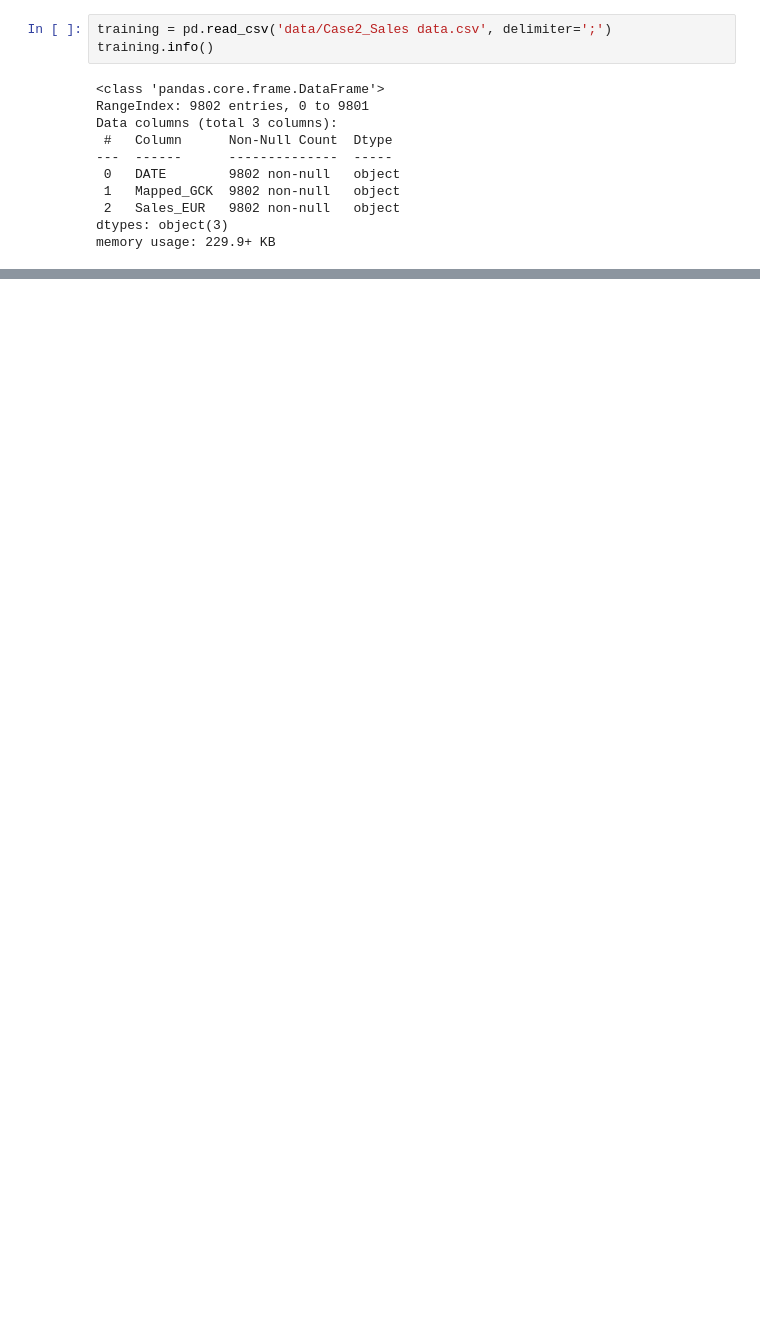
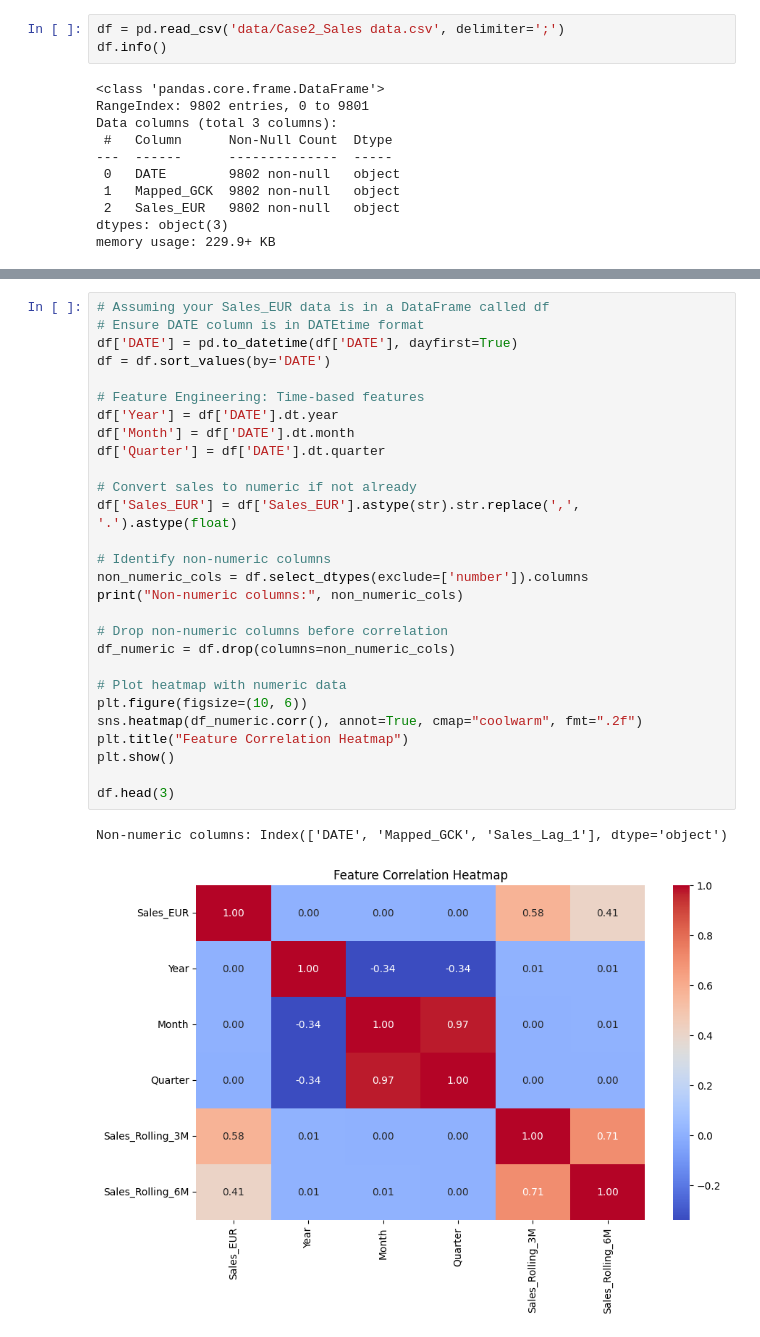
Before and after one commit to Telepatec/Business-Cases, a Jupyter notebook: data_preproc.ipynb, the cells around one changed output, grey strips where cells are left out. Cells and saved outputs as stored; diff of their text form; blank space fills up the shorter version.

```diff
--- a/data_preproc.ipynb
+++ b/data_preproc.ipynb
@@ -29,8 +28,8 @@ Data columns (total 1 columns):
 dtypes: object(1)
 memory usage: 1.2+ KB
 # %%
-training = pd.read_csv('data/Case2_Sales data.csv', delimiter=';')
-training.info()
+df = pd.read_csv('data/Case2_Sales data.csv', delimiter=';')
+df.info()
 # %% [output]
 <class 'pandas.core.frame.DataFrame'>
 RangeIndex: 9802 entries, 0 to 9801
@@ -155,0 +129,31 @@ Series([], Name: count, dtype: int64)
+# %%
+# Assuming your Sales_EUR data is in a DataFrame called df
+# Ensure DATE column is in DATEtime format
+df['DATE'] = pd.to_datetime(df['DATE'], dayfirst=True)
+df = df.sort_values(by='DATE')
+
+# Feature Engineering: Time-based features
+df['Year'] = df['DATE'].dt.year
+df['Month'] = df['DATE'].dt.month
+df['Quarter'] = df['DATE'].dt.quarter
+
+# Convert sales to numeric if not already
+df['Sales_EUR'] = df['Sales_EUR'].astype(str).str.replace(',', '.').astype(float)
+
+# Identify non-numeric columns
+non_numeric_cols = df.select_dtypes(exclude=['number']).columns
+print("Non-numeric columns:", non_numeric_cols)
+
+# Drop non-numeric columns before correlation
+df_numeric = df.drop(columns=non_numeric_cols)
+
+# Plot heatmap with numeric data
+plt.figure(figsize=(10, 6))
+sns.heatmap(df_numeric.corr(), annot=True, cmap="coolwarm", fmt=".2f")
+plt.title("Feature Correlation Heatmap")
+plt.show()
+
+df.head(3)
+# %% [output]
+Non-numeric columns: Index(['DATE', 'Mapped_GCK', 'Sales_Lag_1'], dtype='object')
+[figure, added]
```
Also changed, not shown: parts of 21 cells of this notebook.
